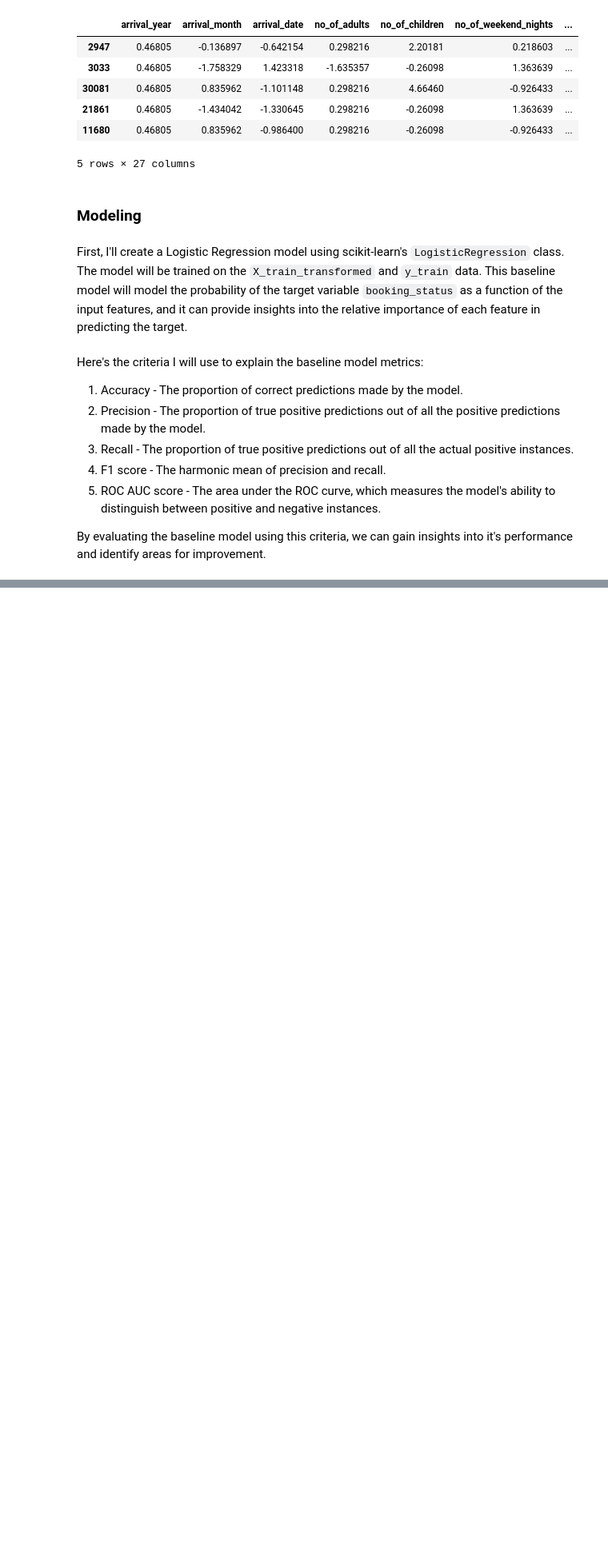
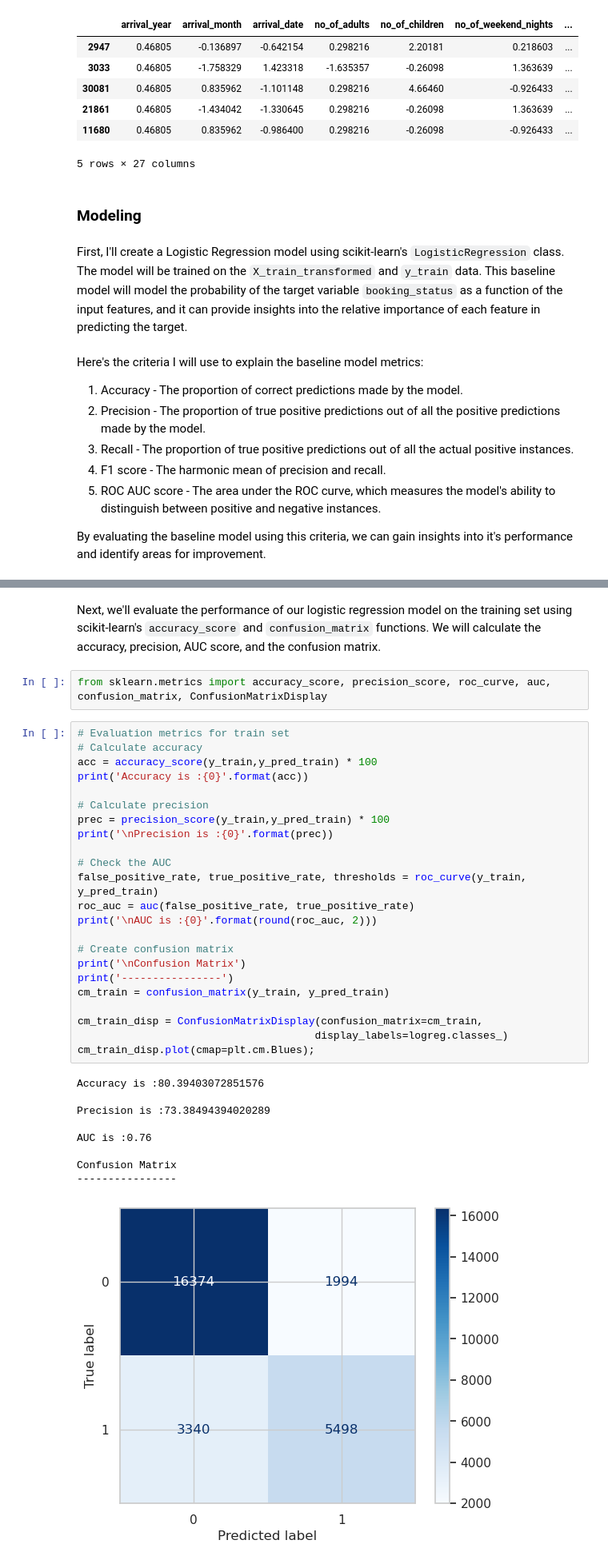
Before and after one commit to kev065/hotel-booking-cancellation-prediction, a Jupyter notebook: index.ipynb, the cells around one changed output, grey strips where cells are left out. Shown at 80% size. Drawn from its saved outputs; the diff is of its cells as text; blank space fills up the shorter version.

```diff
--- a/index.ipynb
+++ b/index.ipynb
@@ -330,0 +333,37 @@ repeated_guest_1                        -2.1819      0.633     -3.445      0.001
+# %% [markdown]
+Next, we'll evaluate the performance of our logistic regression model on the training set using scikit-learn's `accuracy_score` and `confusion_matrix` functions. We will calculate the accuracy, precision, AUC score, and the confusion matrix.
+# %%
+from sklearn.metrics import accuracy_score, precision_score, roc_curve, auc, confusion_matrix, ConfusionMatrixDisplay
+# %%
+# Evaluation metrics for train set
+# Calculate accuracy
+acc = accuracy_score(y_train,y_pred_train) * 100
+print('Accuracy is :{0}'.format(acc))
+
+# Calculate precision
+prec = precision_score(y_train,y_pred_train) * 100
+print('\nPrecision is :{0}'.format(prec))
+
+# Check the AUC
+false_positive_rate, true_positive_rate, thresholds = roc_curve(y_train, y_pred_train)
+roc_auc = auc(false_positive_rate, true_positive_rate)
+print('\nAUC is :{0}'.format(round(roc_auc, 2)))
+
+# Create confusion matrix
+print('\nConfusion Matrix')
+print('----------------')
+cm_train = confusion_matrix(y_train, y_pred_train)
+
+cm_train_disp = ConfusionMatrixDisplay(confusion_matrix=cm_train,
+                                      display_labels=logreg.classes_)
+cm_train_disp.plot(cmap=plt.cm.Blues);
+# %% [output]
+Accuracy is :80.39403072851576
+
+Precision is :73.38494394020289
+
+AUC is :0.76
+
+Confusion Matrix
+----------------
+[figure, added]
```
Also changed, not shown: parts of 2 cells of this notebook.
